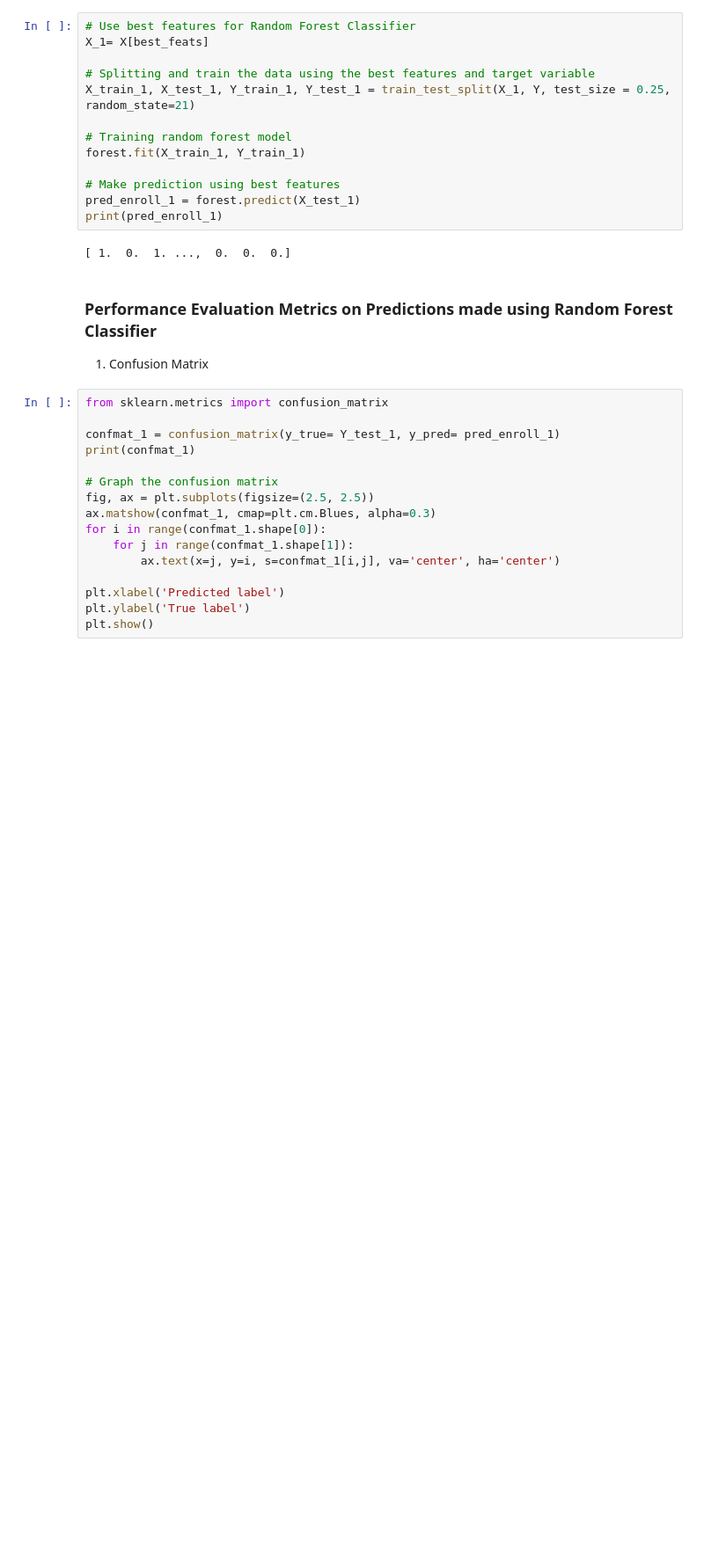
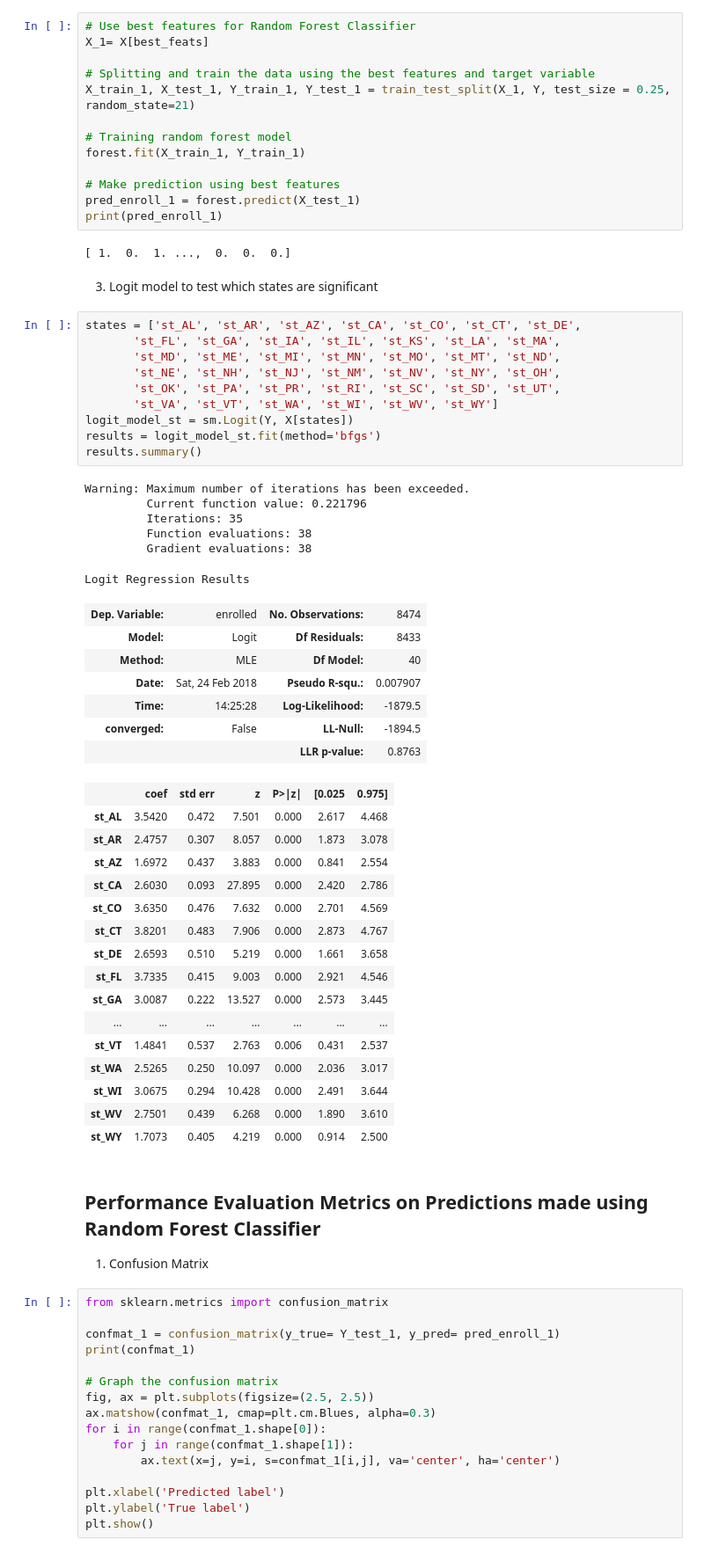
Before and after one commit to akront1104/Educational-Attainment-of-Foster-Youth, a Jupyter notebook: Education_and_Foster_Youth.ipynb, the cells around one changed output. Shown at 88% size. Drawn from its saved outputs; the diff is of its cells as text; blank space fills up the shorter version.

```diff
--- a/Education_and_Foster_Youth.ipynb
+++ b/Education_and_Foster_Youth.ipynb
@@ -920,8 +959,50 @@ pred_enroll_1 = forest.predict(X_test_1)
 print(pred_enroll_1)
 # %% [output]
 [ 1.  0.  1. ...,  0.  0.  0.]
+# %% [markdown]
+3) Logit model to test which states are significant
+# %%
+states = ['st_AL', 'st_AR', 'st_AZ', 'st_CA', 'st_CO', 'st_CT', 'st_DE',
+       'st_FL', 'st_GA', 'st_IA', 'st_IL', 'st_KS', 'st_LA', 'st_MA',
+       'st_MD', 'st_ME', 'st_MI', 'st_MN', 'st_MO', 'st_MT', 'st_ND',
+       'st_NE', 'st_NH', 'st_NJ', 'st_NM', 'st_NV', 'st_NY', 'st_OH',
+       'st_OK', 'st_PA', 'st_PR', 'st_RI', 'st_SC', 'st_SD', 'st_UT',
+       'st_VA', 'st_VT', 'st_WA', 'st_WI', 'st_WV', 'st_WY']
+logit_model_st = sm.Logit(Y, X[states])
+results = logit_model_st.fit(method='bfgs')
+results.summary()
+# %% [output]
+Warning: Maximum number of iterations has been exceeded.
+         Current function value: 0.221796
+         Iterations: 35
+         Function evaluations: 38
+         Gradient evaluations: 38
+Logit Regression Results
+| Dep. Variable: | enrolled | No. Observations: | 8474 |
+| Model: | Logit | Df Residuals: | 8433 |
+| Method: | MLE | Df Model: | 40 |
+| Date: | Sat, 24 Feb 2018 | Pseudo R-squ.: | 0.007907 |
+| Time: | 14:25:28 | Log-Likelihood: | -1879.5 |
+| converged: | False | LL-Null: | -1894.5 |
+|  |  | LLR p-value: | 0.8763 |
+|  | coef | std err | z | P>|z| | [0.025 | 0.975] |
+| st_AL | 3.5420 | 0.472 | 7.501 | 0.000 | 2.617 | 4.468 |
+| st_AR | 2.4757 | 0.307 | 8.057 | 0.000 | 1.873 | 3.078 |
+| st_AZ | 1.6972 | 0.437 | 3.883 | 0.000 | 0.841 | 2.554 |
+| st_CA | 2.6030 | 0.093 | 27.895 | 0.000 | 2.420 | 2.786 |
+| st_CO | 3.6350 | 0.476 | 7.632 | 0.000 | 2.701 | 4.569 |
+| st_CT | 3.8201 | 0.483 | 7.906 | 0.000 | 2.873 | 4.767 |
+| st_DE | 2.6593 | 0.510 | 5.219 | 0.000 | 1.661 | 3.658 |
+| st_FL | 3.7335 | 0.415 | 9.003 | 0.000 | 2.921 | 4.546 |
+| st_GA | 3.0087 | 0.222 | 13.527 | 0.000 | 2.573 | 3.445 |
+| ... | ... | ... | ... | ... | ... | ... |
+| st_VT | 1.4841 | 0.537 | 2.763 | 0.006 | 0.431 | 2.537 |
+| st_WA | 2.5265 | 0.250 | 10.097 | 0.000 | 2.036 | 3.017 |
+| st_WI | 3.0675 | 0.294 | 10.428 | 0.000 | 2.491 | 3.644 |
+| st_WV | 2.7501 | 0.439 | 6.268 | 0.000 | 1.890 | 3.610 |
+| st_WY | 1.7073 | 0.405 | 4.219 | 0.000 | 0.914 | 2.500 |
 # %% [markdown]
-### Performance Evaluation Metrics on Predictions made using Random Forest Classifier
+## Performance Evaluation Metrics on Predictions made using Random Forest Classifier
 
 1) Confusion Matrix
 # %%
```
Also changed, not shown: parts of 8 cells of this notebook.
